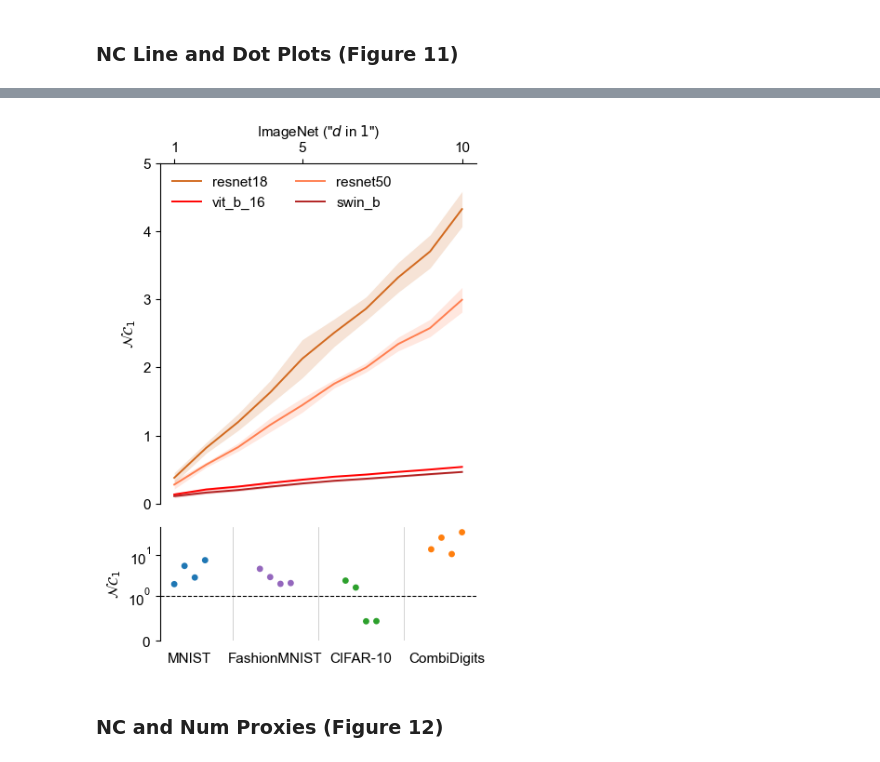
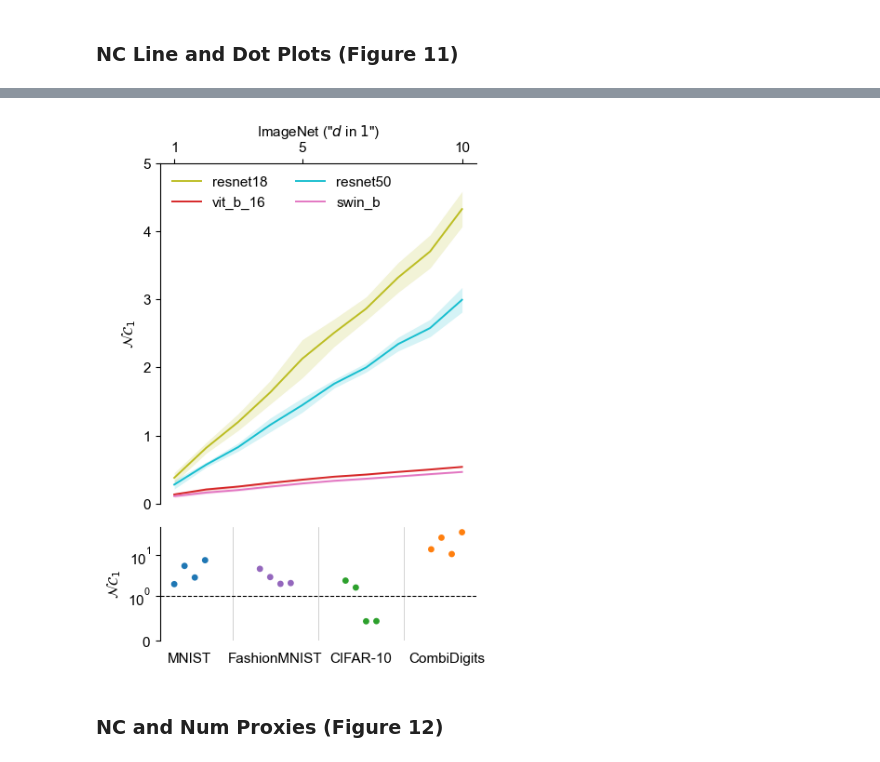
Before and after one commit to DATEXIS/IMPRINT, a Jupyter notebook: analysis/analysis.ipynb, the cells around one changed output, grey strips where cells are left out. Saved outputs shown, nothing was run; the diff lists cells and outputs as text; code cells hidden in the pictures.

```diff
--- a/analysis/analysis.ipynb
+++ b/analysis/analysis.ipynb
@@ -336,7 +344,8 @@ df_loaded = pd.read_csv(
         # "preprocessed_results_all_runs_reprod_jsons_2025-05-06_10-09-29-2025-06-01_15-57-38.csv", # Without kls
         # "preprocessed_results_all_runs_reprod_jsons_2025-05-06_10-09-29-2025-06-26_13-53-36.csv",  # TMLR before adding more kls
         # "preprocessed_results_all_runs_reprod_jsons_2025-05-06_10-09-29-2025-08-19_12-16-21.csv",  # TMLR after adding more kls
-        "preprocessed_results_all_runs_reprod_jsons_2025-05-06_10-09-29-2025-09-05_23-03-04.csv",  # TMLR after adding more AGG
+        # "preprocessed_results_all_runs_reprod_jsons_2025-05-06_10-09-29-2025-09-05_23-03-04.csv",  # TMLR after adding more AGG <- main file
+        "preprocessed_results_runtime_analysis_2025-10-22_14:10-06-2025-10-22_14-38-36.csv",  # TMLR runtime analysis online
     )
 )
 # "created_at" as datetime
@@ -967,12 +978,12 @@ focus_column_values = {
 }
 methods_to_compare = [  # listed in format
     # (proxy_method,k,aggregation_method,aggregation_function,aggregation_weighting,m,normalize_for_proxy_selection,normalize_weights,normalize_input_data)
+    ("mean", 1, "max", "inner_product", "uniform", -1,  "l2", "l2", "l2"), #
+    ("kmeans", 5, "max", "inner_product", "uniform", -1, "l2", "l2", "l2"), #
+    ("kmeans", 20, "max",  "inner_product", "uniform", -1, "l2", "l2", "l2"), #
+    ("kls", 1, "max", "inner_product", "uniform", -1,  "none", "none", "none"), #
 	("kls", 20, "max", "inner_product", "uniform", -1, "none", "none", "none"), #
-    # ("kls", 5, "max", "inner_product", "uniform", -1, "none", "none", "none"), #
-    ("ls", 1, "max", "inner_product", "uniform", -1,  "none", "none", "none"), #
-    ("mean", 1, "max", "inner_product", "uniform", -1,  "l2", "l2", "l2"), #
-    # ("kmeans", 5, "max", "inner_product", "uniform", -1, "l2", "l2", "l2"), #
-    ("kmeans", 20, "max",  "inner_product", "uniform", -1, "l2", "l2", "l2"), #
+    ("kls", 5, "max", "inner_product", "uniform", -1, "none", "none", "none"), #
 ]
 # %%
 df_focus = df_loaded.copy()
@@ -1493,7 +1522,7 @@ plt.rcParams.update({"font.size": 11})  # Adjust size as needed
 fig, axes = plt.subplots(
     nrows=nrows,
     ncols=ncols,
-	figsize=(1.4*text_width_inches, 2.8*fig_height), # 1.4
+	figsize=(1.4*text_width_inches, 2.8*fig_height), # 1.4 # 2.8
     sharex=True,
     sharey=False
 )
@@ -1549,7 +1578,7 @@ for i, bb in enumerate(backbones):
         ax.grid(True, linestyle="--", linewidth=0.5, alpha=0.7)
         ax.set_title(rf"{bb}, {ds}")
         if i == nrows - 1 and j==0:
-            ax.set_xlabel(r"few-shot samples $n$")
+            ax.set_xlabel(r"#samples $n$")
         if j == 0:
             ax.set_ylabel("acc %")
         ax.spines["top"].set_visible(False)
@@ -1562,7 +1591,7 @@ fig.legend(
            )
 plt.tight_layout(rect=[0, 0.05, 1, 1])
 plt.savefig(
-    os.path.join(graphs_save_dict, f"k_vs_n_logscale_Qi_upto400.pdf"), #
+    os.path.join(graphs_save_dict, f"k_vs_n_logscale_Qi_upto400.pdf"), # k_vs_n_logscale_Qi
     bbox_inches="tight",
     dpi=300
 )
@@ -1731,23 +1749,6 @@ NameError: name 'graphs_save_dict' is not defined
 # --- Config
 backbones = ["resnet18", "resnet50", "vit_b_16", "swin_b"]
 datasets = ["MNIST", "FashionMNIST", "CIFAR-10", "CombiDigits"]
-
-# Top: backbone encodings (shades of red)
-# Pick 4 perceptually separated reds
-backbone_colors = {
-    "resnet18": "chocolate",
-    "resnet50": "coral",
-    "vit_b_16": "red",
-    "swin_b": "firebrick",
-}
-
-# Bottom: dataset encodings (distinct non-red hues)
-dataset_colors = {
-    "MNIST": "tab:blue",
-    "FashionMNIST": "tab:purple",
-    "CIFAR-10": "tab:green",
-    "CombiDigits": "tab:orange",
-}
 
 # Horizontal jitter per backbone for the bottom subplot so points don’t overlap
 jitter_map = {
@@ -1846,35 +1847,35 @@ for ds in datasets:
 for i in range(len(datasets) - 1):
     ax_bot.axvline(i + 0.5, color="black", linewidth=0.5, alpha=0.25)
 
 # Cosmetics: only y-axis
 ax_bot.set_yscale("symlog", linthresh=1)
 ax_bot.set_ylabel(r"$\mathcal{NC}_1$")  # "VCI"
 ax_bot.set_ylim(
     0, 50  # 1
 )  # matches your prior "other" scaling upper bound across models; adjust if needed
 ax_bot.spines["top"].set_visible(False)
 ax_bot.spines["right"].set_visible(False)
 ax_bot.spines["bottom"].set_visible(False)
 ax_bot.axhline(1.0, color="black", linestyle="--", linewidth=0.8)
 ax_bot.set_xticks([])  # no x-axis ticks
 ax_bot.set_xlabel("")  # no x label
 # Annotate dataset labels compactly under each strip
 for ds, xpos in x_positions.items():
     ax_bot.text(
         xpos,
         ax_bot.get_ylim()[0] - 0.005 * (ax_bot.get_ylim()[1] - ax_bot.get_ylim()[0]),
         ds,
         ha="center",
         va="top",
         fontsize=11,
     )
 
 # Making tighter layout
 fig.tight_layout()
 
-plt.savefig(os.path.join(graphs_save_dict, f"nc1_UPDATED.pdf"), bbox_inches="tight", dpi=300)
+plt.savefig(os.path.join(graphs_save_dict, f"nc1.pdf"), bbox_inches="tight", dpi=300)
 # %% [output]
-[figure, old version]
+[figure, new version]
 # %% [markdown]
 ### NC and Num Proxies (Figure 12)
 # %%
```
Also changed, not shown: parts of 18 cells of this notebook, 4 other files.
